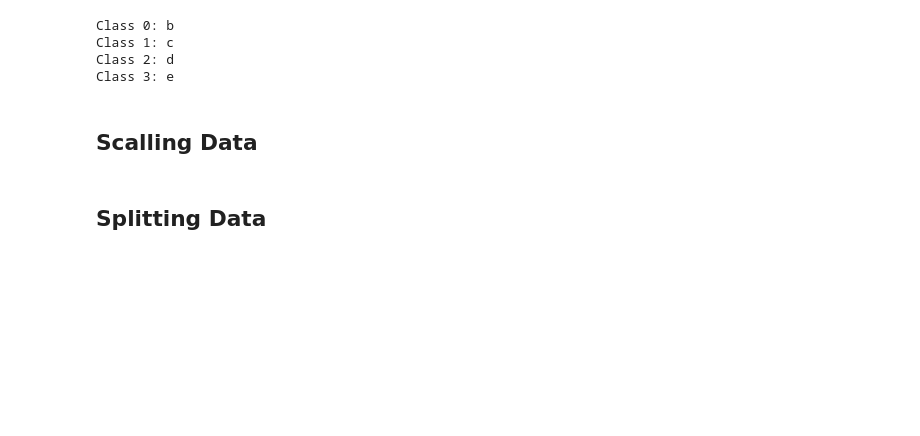
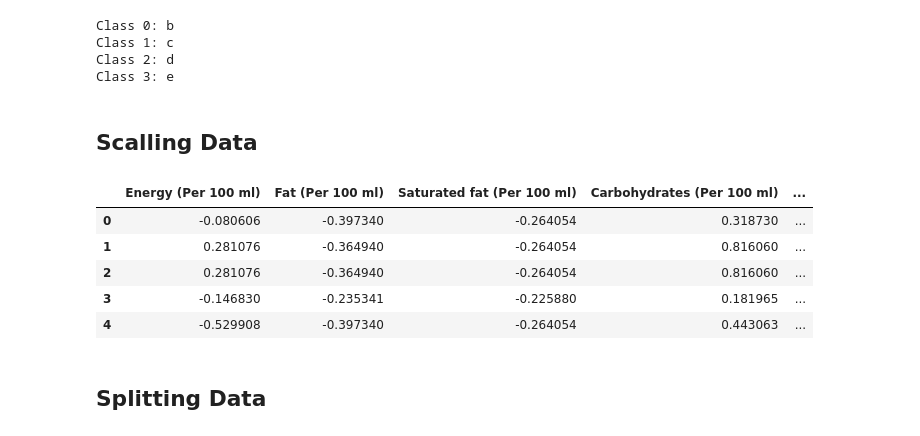
Before and after one commit to nabhylanr/ML-NutriScore, a Jupyter notebook: FP_ML_2.ipynb, the cells around one changed output. Cells and saved outputs as stored; diff of their text form; code cells hidden in the pictures; blank space fills up the shorter version.

```diff
--- a/FP_ML_2.ipynb
+++ b/FP_ML_2.ipynb
@@ -130,6 +130,15 @@ scaler = StandardScaler()
 X_scaled = scaler.fit_transform(X)
 
 X_scaled_df = pd.DataFrame(X_scaled, columns=X.columns)
+# %%
+X_scaled_df.head()
+# %% [output]
+|  | Energy (Per 100 ml) | Fat (Per 100 ml) | Saturated fat (Per 100 ml) | Carbohydrates (Per 100 ml) | ... |
+| 0 | -0.080606 | -0.397340 | -0.264054 | 0.318730 | ... |
+| 1 | 0.281076 | -0.364940 | -0.264054 | 0.816060 | ... |
+| 2 | 0.281076 | -0.364940 | -0.264054 | 0.816060 | ... |
+| 3 | -0.146830 | -0.235341 | -0.225880 | 0.181965 | ... |
+| 4 | -0.529908 | -0.397340 | -0.264054 | 0.443063 | ... |
 # %% [markdown]
 Splitting Data
 ---
```
Also changed, not shown: parts of 24 cells of this notebook.
